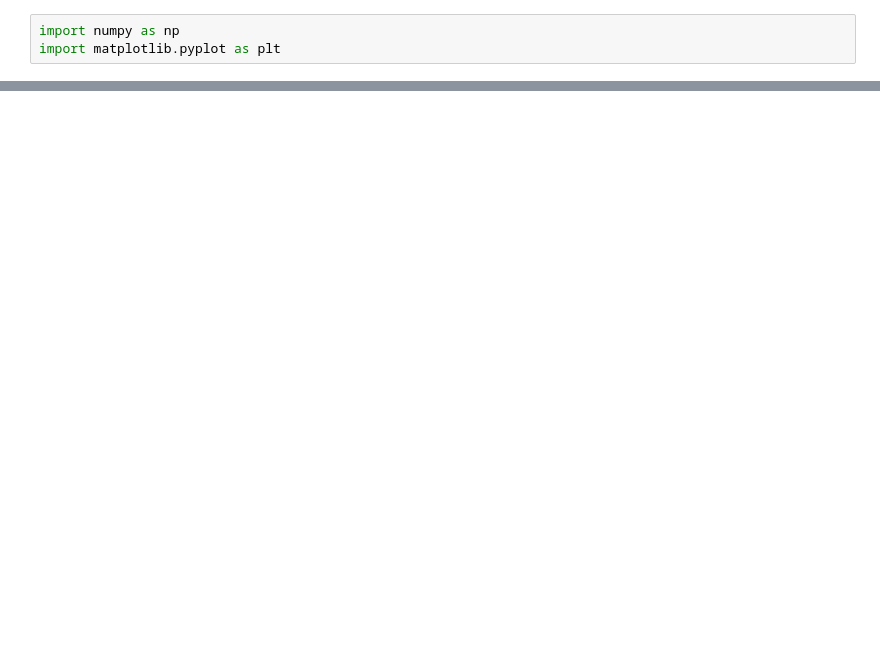
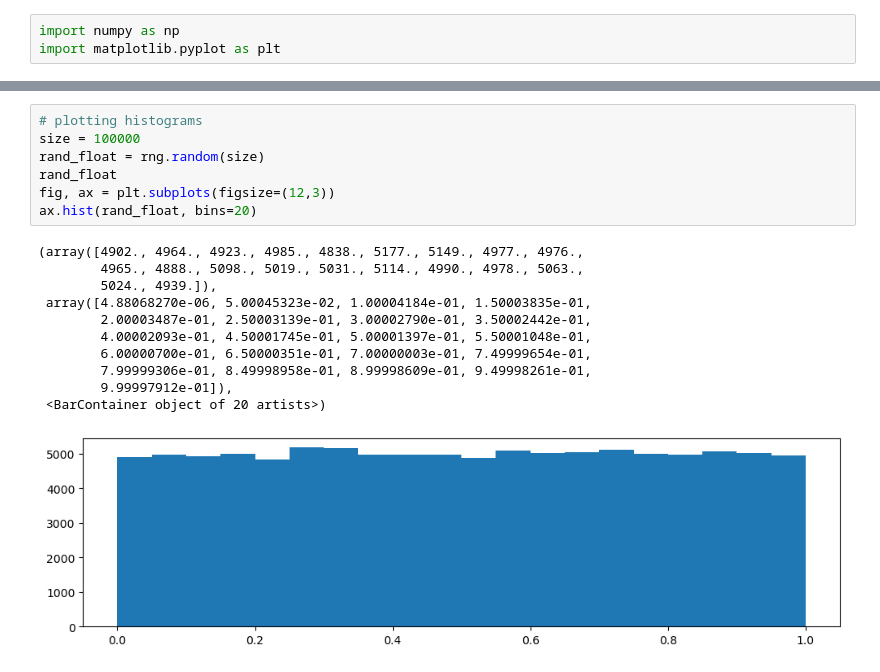
Before and after one commit to Eilis9/Fund_DA, a Jupyter notebook: lecture.ipynb, the cells around one changed output, grey strips where cells are left out. Drawn from its saved outputs; the diff is of its cells as text; blank space fills up the shorter version.

```diff
--- a/lecture.ipynb
+++ b/lecture.ipynb
@@ -42,0 +81,19 @@ array([12, 11, 10, 18, 13, 15, 17, 10, 17, 19, 12, 10, 11, 14, 15],
+# %%
+# plotting histograms
+size = 100000
+rand_float = rng.random(size)
+rand_float
+fig, ax = plt.subplots(figsize=(12,3))
+ax.hist(rand_float, bins=20)
+# %% [output]
+(array([4902., 4964., 4923., 4985., 4838., 5177., 5149., 4977., 4976.,
+        4965., 4888., 5098., 5019., 5031., 5114., 4990., 4978., 5063.,
+        5024., 4939.]),
+ array([4.88068270e-06, 5.00045323e-02, 1.00004184e-01, 1.50003835e-01,
+        2.00003487e-01, 2.50003139e-01, 3.00002790e-01, 3.50002442e-01,
+        4.00002093e-01, 4.50001745e-01, 5.00001397e-01, 5.50001048e-01,
+        6.00000700e-01, 6.50000351e-01, 7.00000003e-01, 7.49999654e-01,
+        7.99999306e-01, 8.49998958e-01, 8.99998609e-01, 9.49998261e-01,
+        9.99997912e-01]),
+ <BarContainer object of 20 artists>)
+[figure, added]
```
Also changed, not shown: parts of 13 cells of this notebook, 2 other files.
